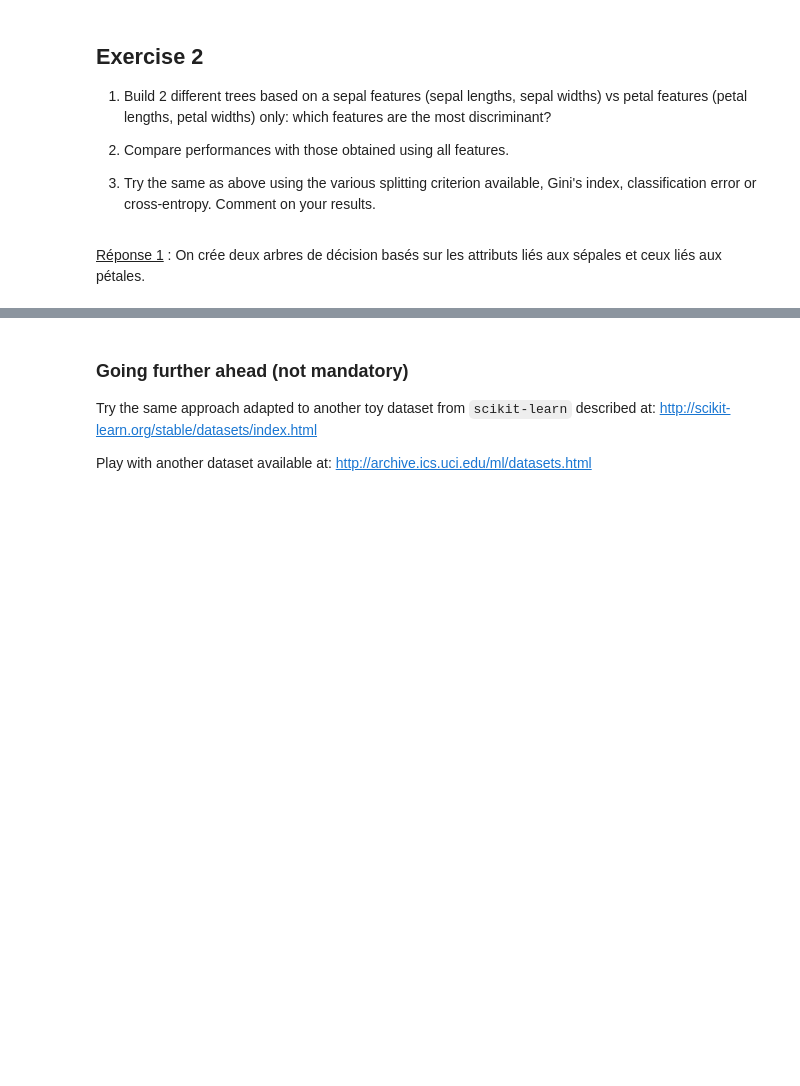
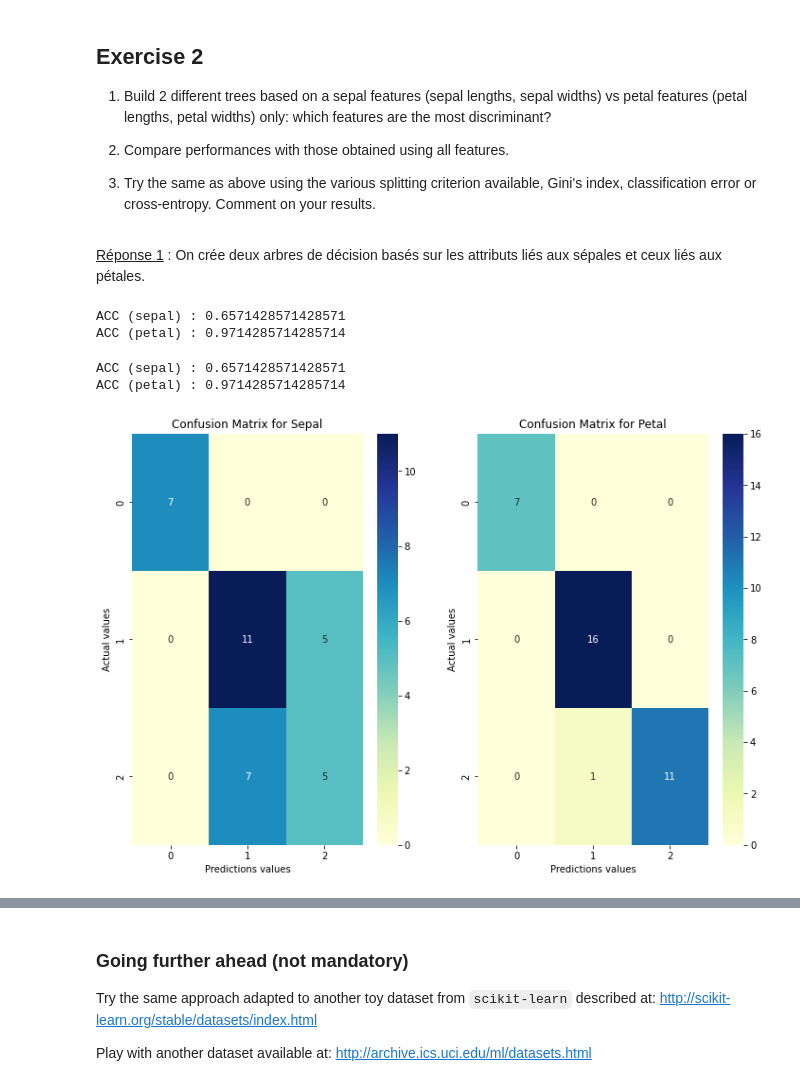
Before and after one commit to heez77/g3_decision, a Jupyter notebook: TP5_Gey_Jean/TP5_Gey_Jean.ipynb, the cells around one changed output, grey strips where cells are left out. Cells and saved outputs as stored; diff of their text form; code cells hidden in the pictures; blank space fills up the shorter version.

```diff
--- a/TP5_Gey_Jean/TP5_Gey_Jean.ipynb
+++ b/TP5_Gey_Jean/TP5_Gey_Jean.ipynb
@@ -180,5 +212,48 @@ graph_sepal = graphviz.Source(dot_data_sepal)
+# %%
+features_sepal = ["sepal length (cm)", "sepal width (cm)"]
+features_petal = ["petal length (cm)", "petal width (cm)"]
+
+X_sepal = train[features_sepal]
+clf_sepal = tree.DecisionTreeClassifier(random_state=rng_seed).fit(X_sepal, y)
+
+X_petal = train[features_petal]
+clf_petal = tree.DecisionTreeClassifier(random_state=rng_seed).fit(X_petal, y)
 # %%
 from sklearn.metrics import accuracy_score
 
 y_pred_sepal = clf_sepal.predict(test[features_sepal])
-print(accuracy_score(y_true, y_pred_sepal))
+y_pred_petal = clf_petal.predict(test[features_petal])
+print(f"ACC (sepal) : {accuracy_score(y_true, y_pred_sepal)}")
+print(f"ACC (petal) : {accuracy_score(y_true, y_pred_petal)}")
+# %% [output]
+ACC (sepal) : 0.6571428571428571
+ACC (petal) : 0.9714285714285714
+# %%
+from sklearn.metrics import accuracy_score
+
+y_pred_sepal = clf_sepal.predict(test[features_sepal])
+y_pred_petal = clf_petal.predict(test[features_petal])
+print(f"ACC (sepal) : {accuracy_score(y_true, y_pred_sepal)}")
+print(f"ACC (petal) : {accuracy_score(y_true, y_pred_petal)}")
+# %% [output]
+ACC (sepal) : 0.6571428571428571
+ACC (petal) : 0.9714285714285714
+# %%
+from sklearn.metrics import confusion_matrix
+import seaborn as sns
+
+confusion_matrix_sepal = confusion_matrix(y_true, y_pred_sepal)
+confusion_matrix_petal = confusion_matrix(y_true, y_pred_petal)
+fig, ax = plt.subplots(1,2, figsize=(12,8))
+sns.heatmap(confusion_matrix_sepal, ax=ax[0], annot=True, cmap="YlGnBu")
+sns.heatmap(confusion_matrix_petal, ax=ax[1], annot=True, cmap="YlGnBu")
+
+ax[0].set_title("Confusion Matrix for Sepal")
+ax[0].set_xlabel("Predictions values")
+ax[0].set_ylabel("Actual values")
+
+ax[1].set_title("Confusion Matrix for Petal")
+ax[1].set_xlabel("Predictions values")
+ax[1].set_ylabel("Actual values");
+# %% [output]
+[figure, added]
```
Also changed, not shown: parts of 55 cells of this notebook, 11 other files.
